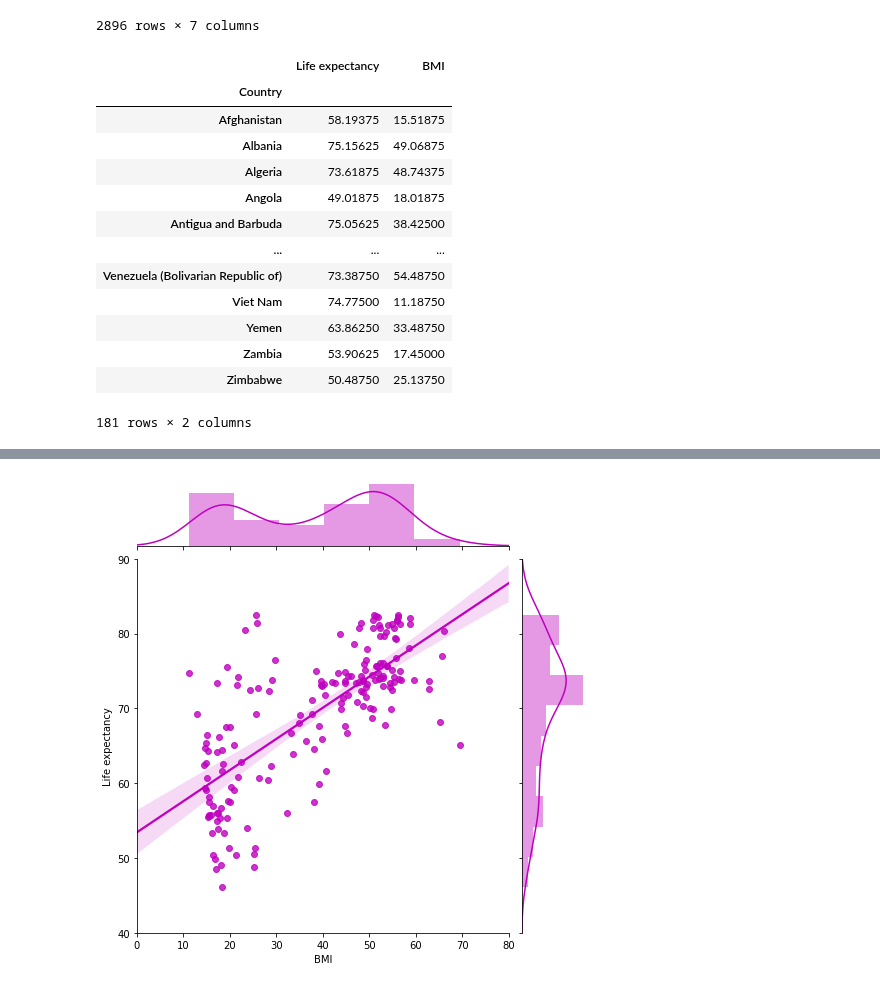
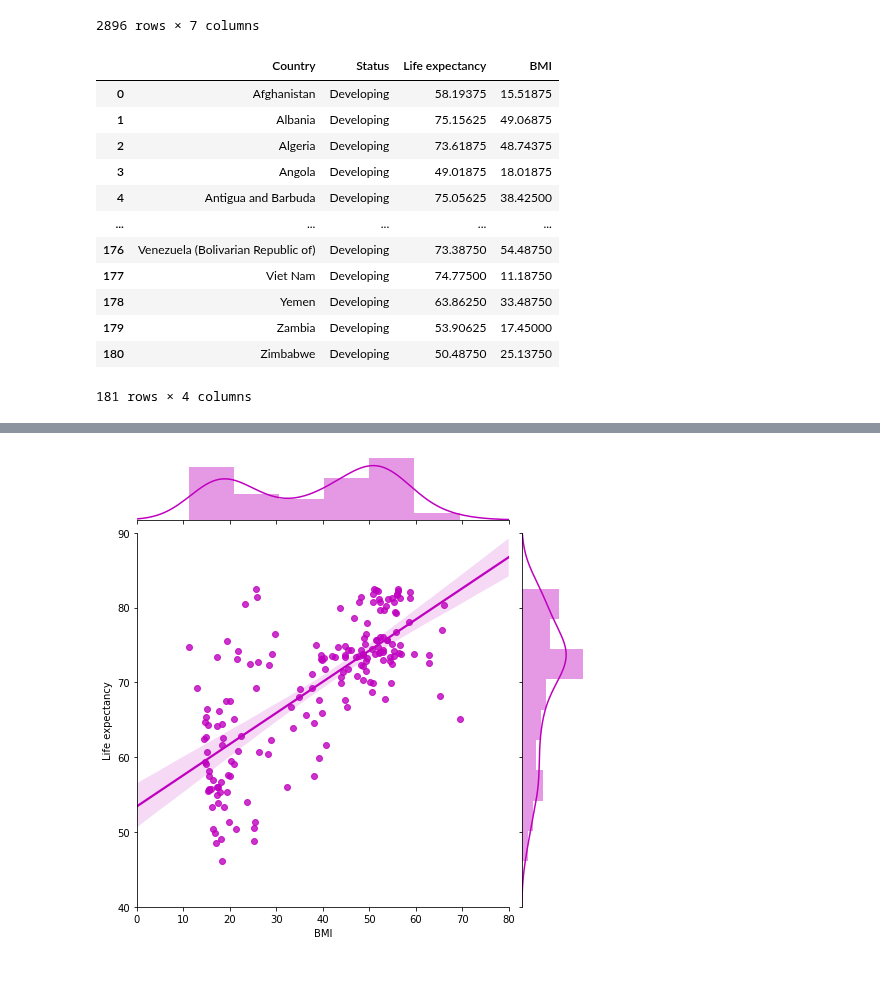
Before and after one commit to jaryan77/TeamTitans_Project_1, a Jupyter notebook: summer_life.ipynb, the cells around one changed output, grey strips where cells are left out. Drawn from its saved outputs; the diff is of its cells as text; code cells hidden in the pictures.

Commit message:
Remade clean dataframe to include country status for chi-square analysis

```diff
--- a/summer_life.ipynb
+++ b/summer_life.ipynb
@@ -85,24 +85,23 @@ life_df
 | 2937 | Zimbabwe | Africa | 2000 | Developing | 46.0 | 25.5 | 547.358879 |
 2896 rows × 7 columns
 # %%
-grouped_df= life_df.groupby(['Country']).mean()
+grouped_df= life_df.groupby(['Country', 'Status']).mean()
 grouped_df = grouped_df[['Life expectancy', 'BMI']]
-grouped_df
+grouped_df.reset_index()
 # %% [output]
-|  | Life expectancy | BMI |
-| Country |  |  |
-| Afghanistan | 58.19375 | 15.51875 |
-| Albania | 75.15625 | 49.06875 |
-| Algeria | 73.61875 | 48.74375 |
-| Angola | 49.01875 | 18.01875 |
-| Antigua and Barbuda | 75.05625 | 38.42500 |
-| ... | ... | ... |
-| Venezuela (Bolivarian Republic of) | 73.38750 | 54.48750 |
-| Viet Nam | 74.77500 | 11.18750 |
-| Yemen | 63.86250 | 33.48750 |
-| Zambia | 53.90625 | 17.45000 |
-| Zimbabwe | 50.48750 | 25.13750 |
+|  | Country | Status | Life expectancy | BMI |
+| 0 | Afghanistan | Developing | 58.19375 | 15.51875 |
+| 1 | Albania | Developing | 75.15625 | 49.06875 |
+| 2 | Algeria | Developing | 73.61875 | 48.74375 |
+| 3 | Angola | Developing | 49.01875 | 18.01875 |
+| 4 | Antigua and Barbuda | Developing | 75.05625 | 38.42500 |
+| ... | ... | ... | ... | ... |
+| 176 | Venezuela (Bolivarian Republic of) | Developing | 73.38750 | 54.48750 |
+| 177 | Viet Nam | Developing | 74.77500 | 11.18750 |
+| 178 | Yemen | Developing | 63.86250 | 33.48750 |
+| 179 | Zambia | Developing | 53.90625 | 17.45000 |
+| 180 | Zimbabwe | Developing | 50.48750 | 25.13750 |
-181 rows × 2 columns
+181 rows × 4 columns
 # %%
 # gdp_copy = grouped_df.dropna(axis=0, subset=['GDP'])
 # gdp_copy
```
Also changed, not shown: parts of 18 cells of this notebook.
